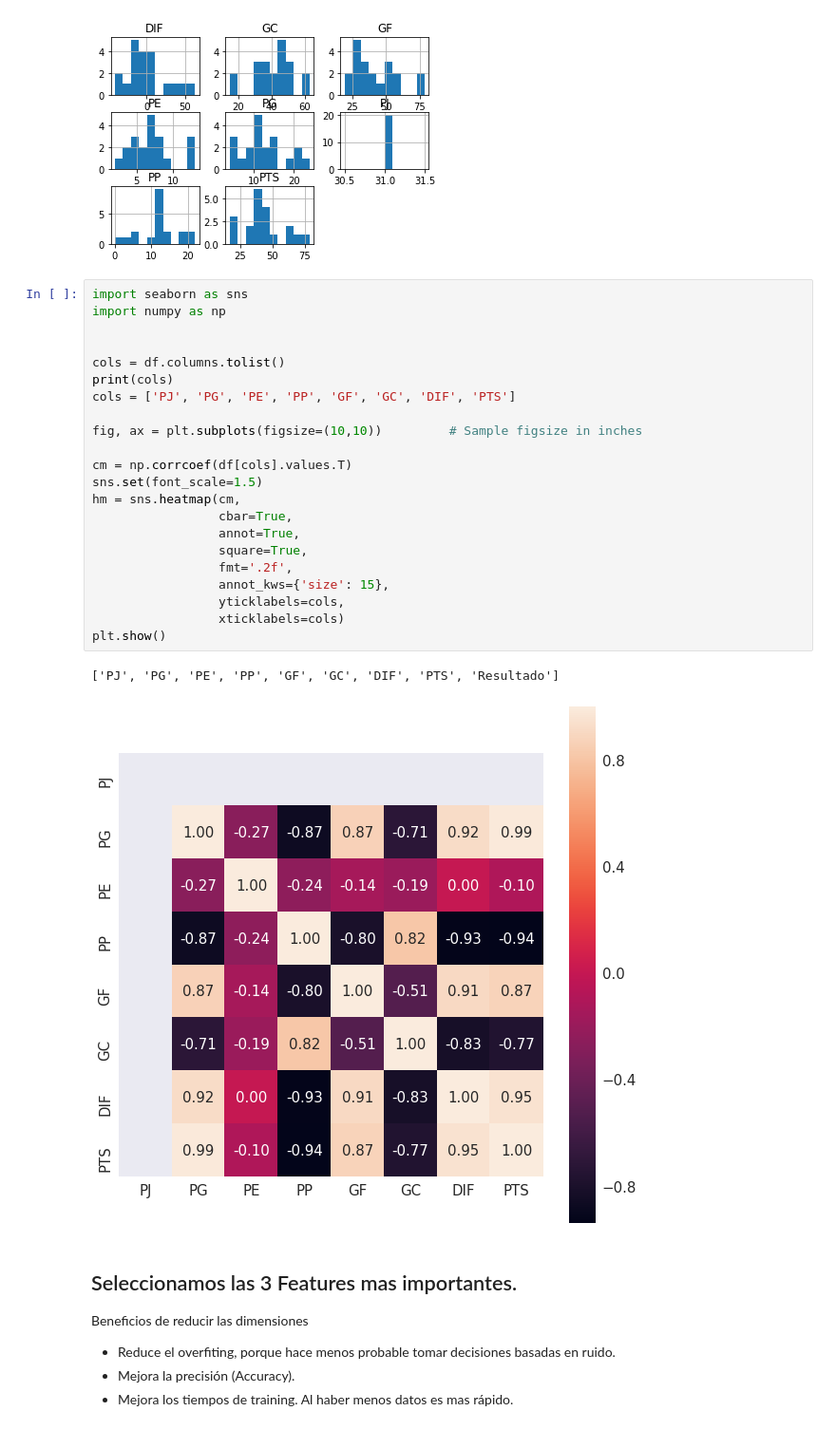
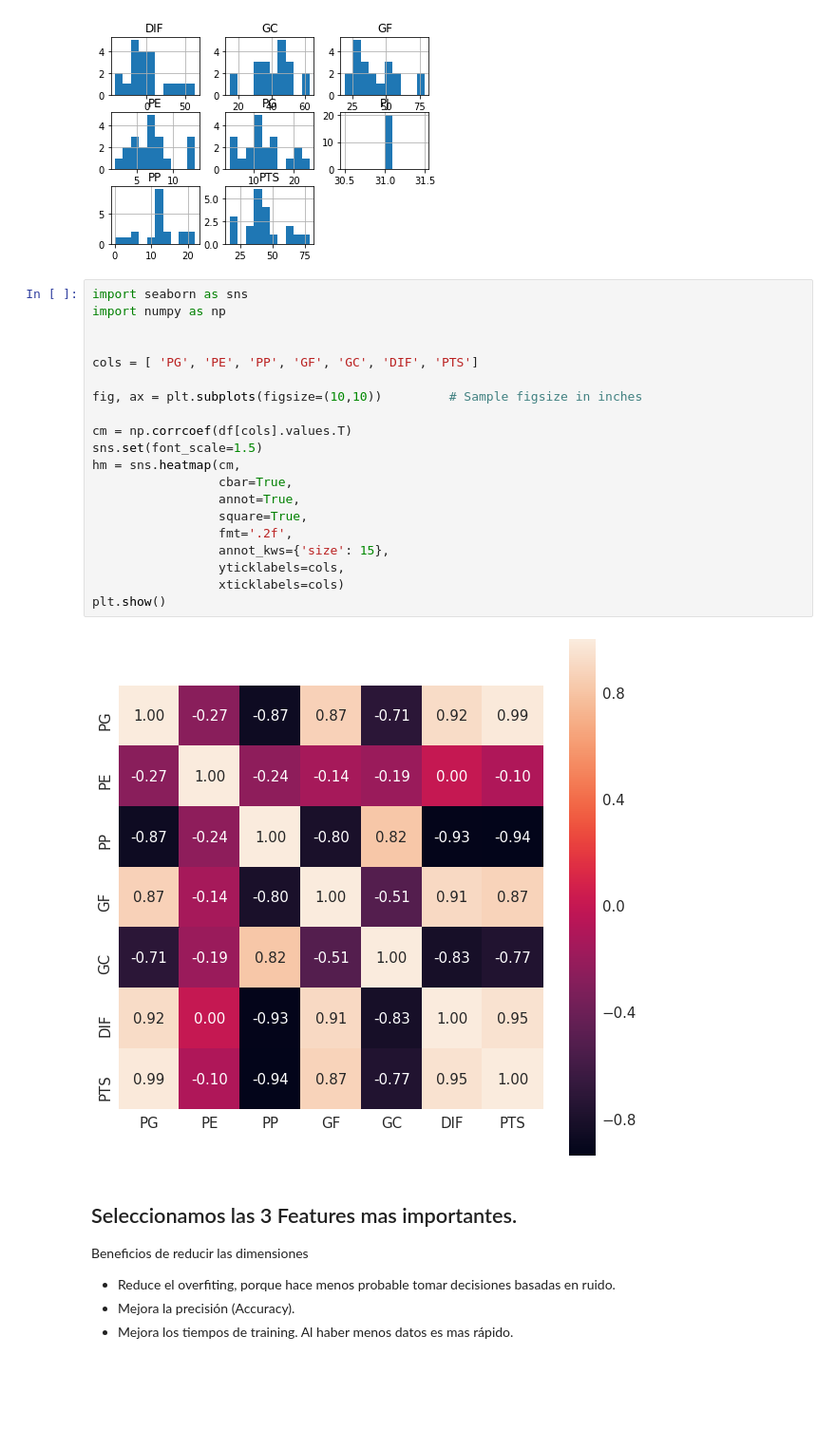
Before and after one commit to jaimevalero/python-machine-learning-book-2nd-edition, a Jupyter notebook: ejercicios/Ejercicio 2 - Feature importances.ipynb, the cells around one changed output. Shown at 95% size. Cells and saved outputs as stored; diff of their text form; blank space fills up the shorter version.

```diff
--- a/ejercicios/Ejercicio 2 - Feature importances.ipynb
+++ b/ejercicios/Ejercicio 2 - Feature importances.ipynb
@@ -94,28 +94,25 @@ array([[<matplotlib.axes._subplots.AxesSubplot object at 0x...>,
 # %%
 import seaborn as sns
 import numpy as np
 
 
-cols = df.columns.tolist()
-print(cols)
-cols = ['PJ', 'PG', 'PE', 'PP', 'GF', 'GC', 'DIF', 'PTS']
+cols = [ 'PG', 'PE', 'PP', 'GF', 'GC', 'DIF', 'PTS']
 
 fig, ax = plt.subplots(figsize=(10,10))         # Sample figsize in inches
 
 cm = np.corrcoef(df[cols].values.T)
 sns.set(font_scale=1.5)
 hm = sns.heatmap(cm,
                  cbar=True,
                  annot=True,
                  square=True,
                  fmt='.2f',
                  annot_kws={'size': 15},
                  yticklabels=cols,
                  xticklabels=cols)
 plt.show()
 # %% [output]
-['PJ', 'PG', 'PE', 'PP', 'GF', 'GC', 'DIF', 'PTS', 'Resultado']
-[figure, old version]
+[figure, new version]
 # %% [markdown]
 
 ## Seleccionamos las 3 Features mas importantes. ##
```
Also changed, not shown: 10 other files.
